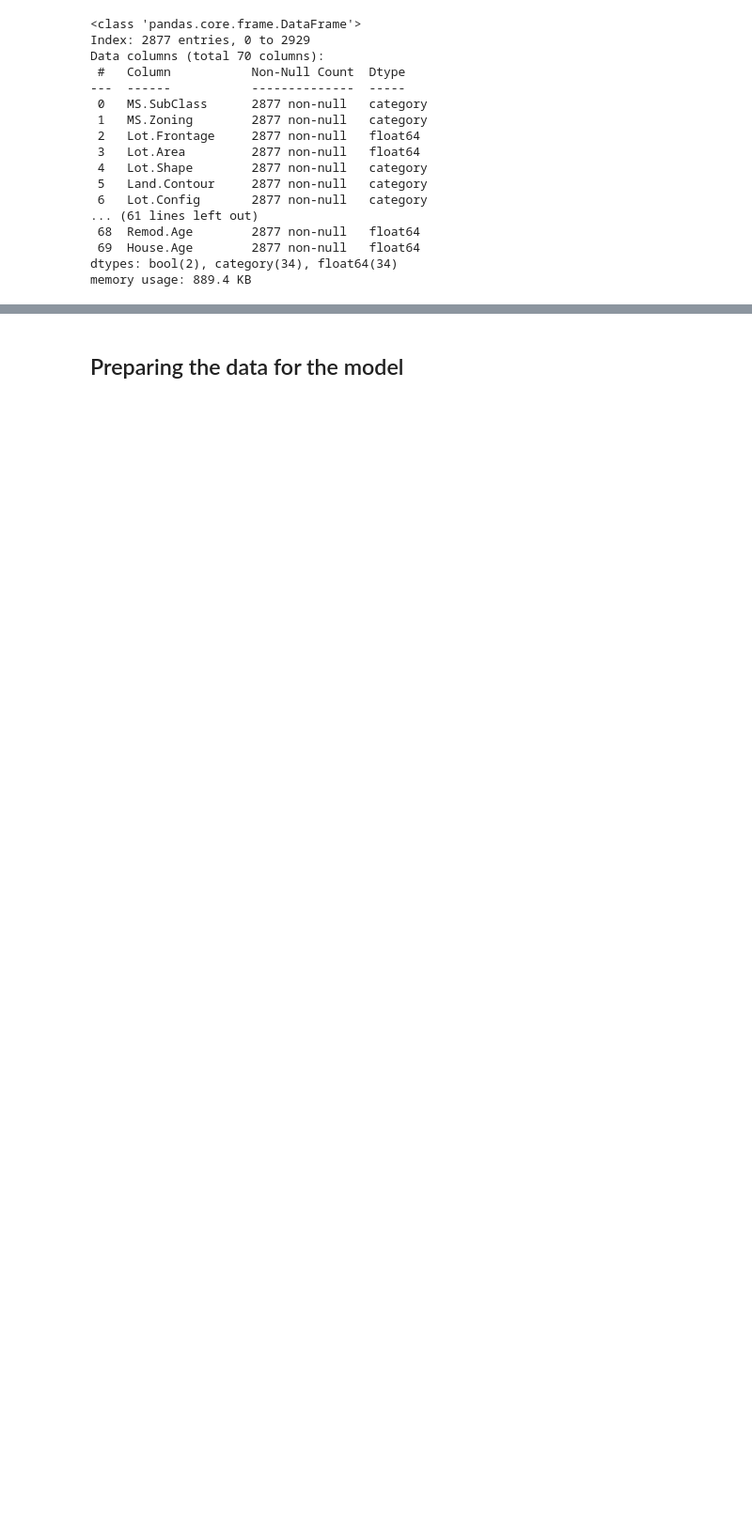
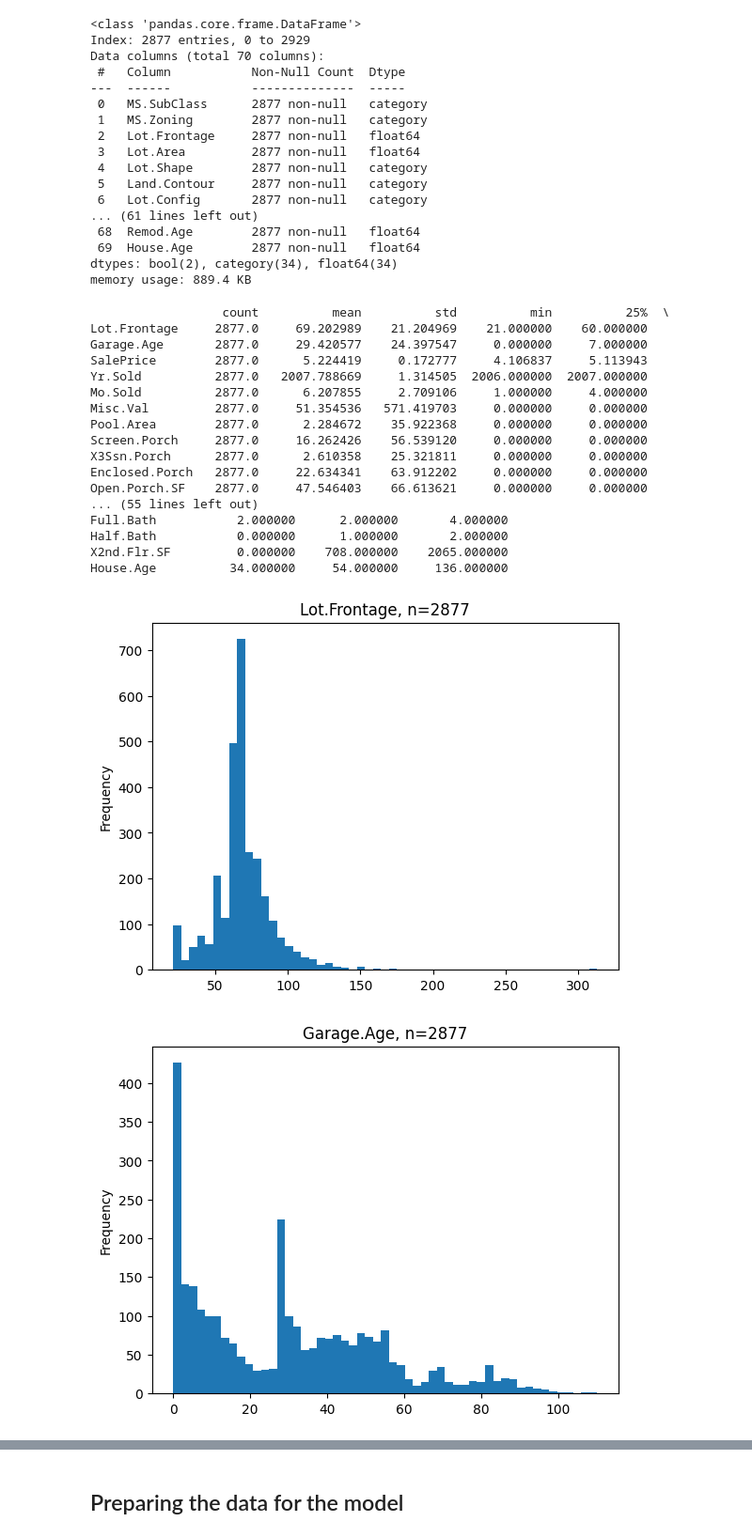
Before and after one commit to fernandovs4/ames, a Jupyter notebook: notebooks/03_linear_regression_modeling.ipynb, the cells around one changed output, grey strips where cells are left out. Shown at 94% size. Cells and saved outputs as stored; diff of their text form; code cells hidden in the pictures; blank space fills up the shorter version.

```diff
--- a/notebooks/03_linear_regression_modeling.ipynb
+++ b/notebooks/03_linear_regression_modeling.ipynb
@@ -36,3 +40,41 @@ Data columns (total 70 columns):
  69  House.Age        2877 non-null   float64
 dtypes: bool(2), category(34), float64(34)
 memory usage: 889.4 KB
+# %%
+def plot_numericals(data, cols):
+    summary = data[cols] \
+        .describe() \
+        .transpose() \
+        .sort_values(by='count')
+
+    print(summary)
+
+    n = data.shape[0]
+    b = int(np.sqrt(n))
+    for k, (col, val) in enumerate(summary['count'].items()):
+        plt.figure()
+        data[col].plot.hist(bins=b)
+        plt.title(f'{col}, n={int(val)}')
+        plt.show()
+
+plot_numericals(data, data.select_dtypes('number').columns)
+# %% [output]
+                  count          mean          std          min          25%  \
+Lot.Frontage     2877.0     69.202989    21.204969    21.000000    60.000000
+Garage.Age       2877.0     29.420577    24.397547     0.000000     7.000000
+SalePrice        2877.0      5.224419     0.172777     4.106837     5.113943
+Yr.Sold          2877.0   2007.788669     1.314505  2006.000000  2007.000000
+Mo.Sold          2877.0      6.207855     2.709106     1.000000     4.000000
+Misc.Val         2877.0     51.354536   571.419703     0.000000     0.000000
+Pool.Area        2877.0      2.284672    35.922368     0.000000     0.000000
+Screen.Porch     2877.0     16.262426    56.539120     0.000000     0.000000
+X3Ssn.Porch      2877.0      2.610358    25.321811     0.000000     0.000000
+Enclosed.Porch   2877.0     22.634341    63.912202     0.000000     0.000000
+Open.Porch.SF    2877.0     47.546403    66.613621     0.000000     0.000000
+... (55 lines left out)
+Full.Bath           2.000000      2.000000       4.000000
+Half.Bath           0.000000      1.000000       2.000000
+X2nd.Flr.SF         0.000000    708.000000    2065.000000
+House.Age          34.000000     54.000000     136.000000
+[figure, added]
+[figure, added]
```
Also changed, not shown: parts of 20 cells of this notebook, 1 other file.
